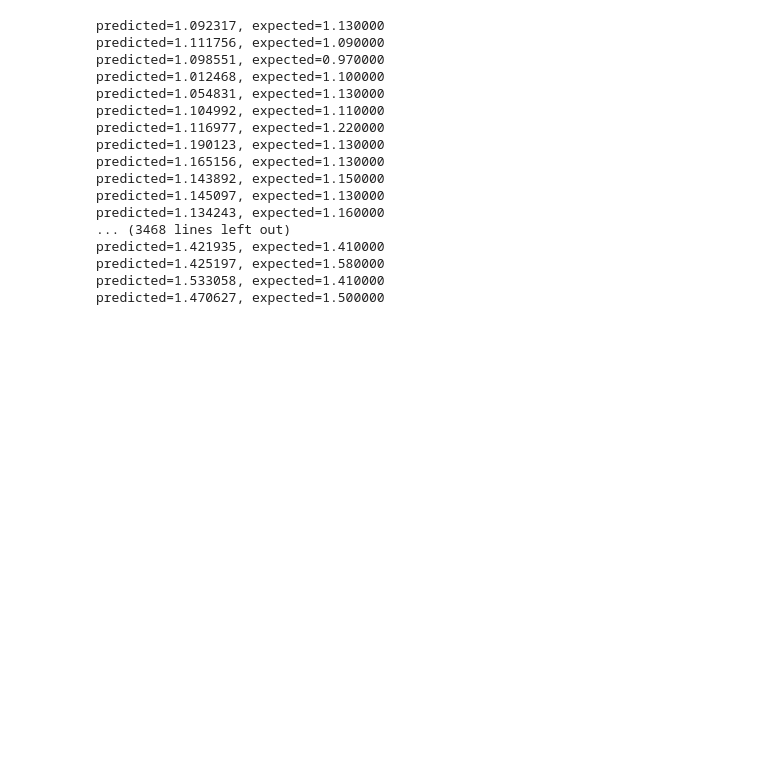
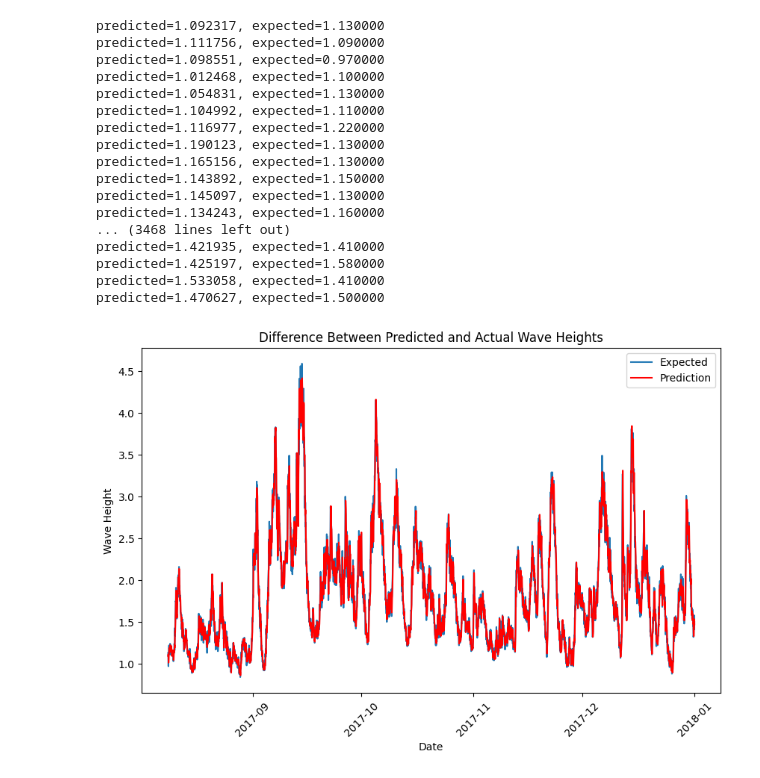
Before and after one commit to juniousnj/SPICE-2024, a Jupyter notebook: pmdarima_waveheights.ipynb, the cells around one changed output. Drawn from its saved outputs; the diff is of its cells as text; code cells hidden in the pictures; blank space fills up the shorter version.

```diff
--- a/pmdarima_waveheights.ipynb
+++ b/pmdarima_waveheights.ipynb
@@ -396,0 +403,13 @@ predicted=1.470627, expected=1.500000
+# %%
+test_x = arima_test.index # creating an index variable so that it's the dates
+plt.figure (figsize=(10,6)) # setting up the plot size
+plt.plot(test_x, arima_test, label='Expected') # plotting expected values
+plt.plot(test_x, predictions, color='red', label='Prediction') # plotting predicted values
+plt.xlabel('Date')
+plt.ylabel('Wave Height')
+plt.title('Difference Between Predicted and Actual Wave Heights')
+plt.legend() # adding a legend to the plot
+plt.xticks(rotation=45) # rotating the x labels for better visualization
+plt.show()
+# %% [output]
+[figure, added]
```
Also changed, not shown: parts of 1 cell of this notebook.
